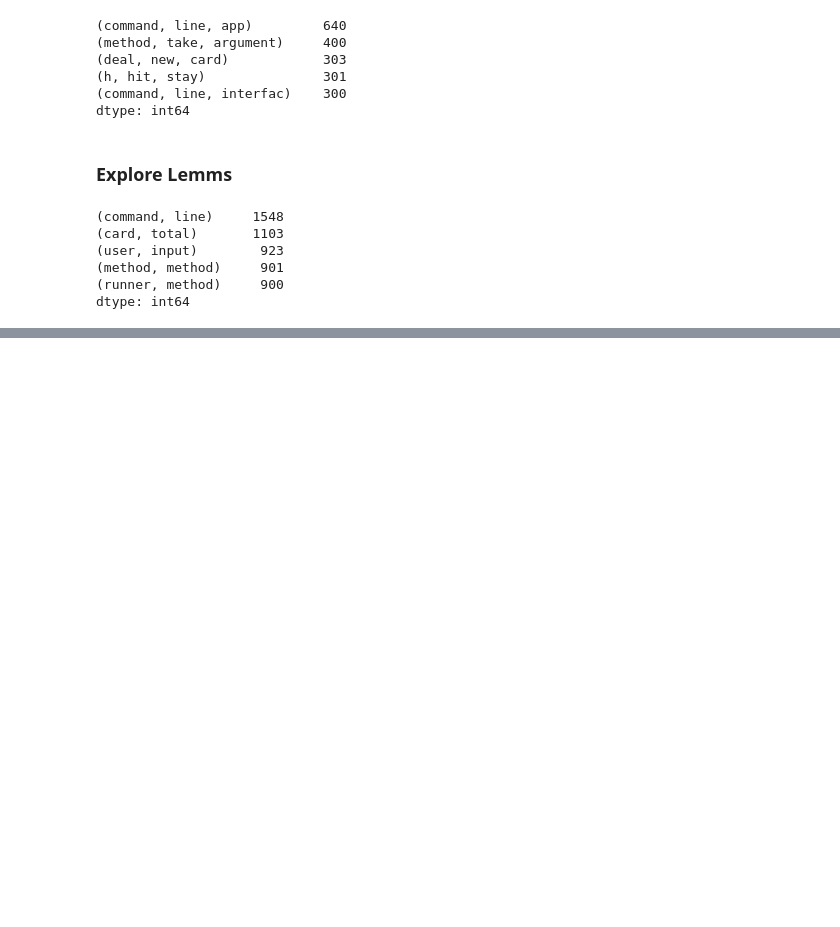
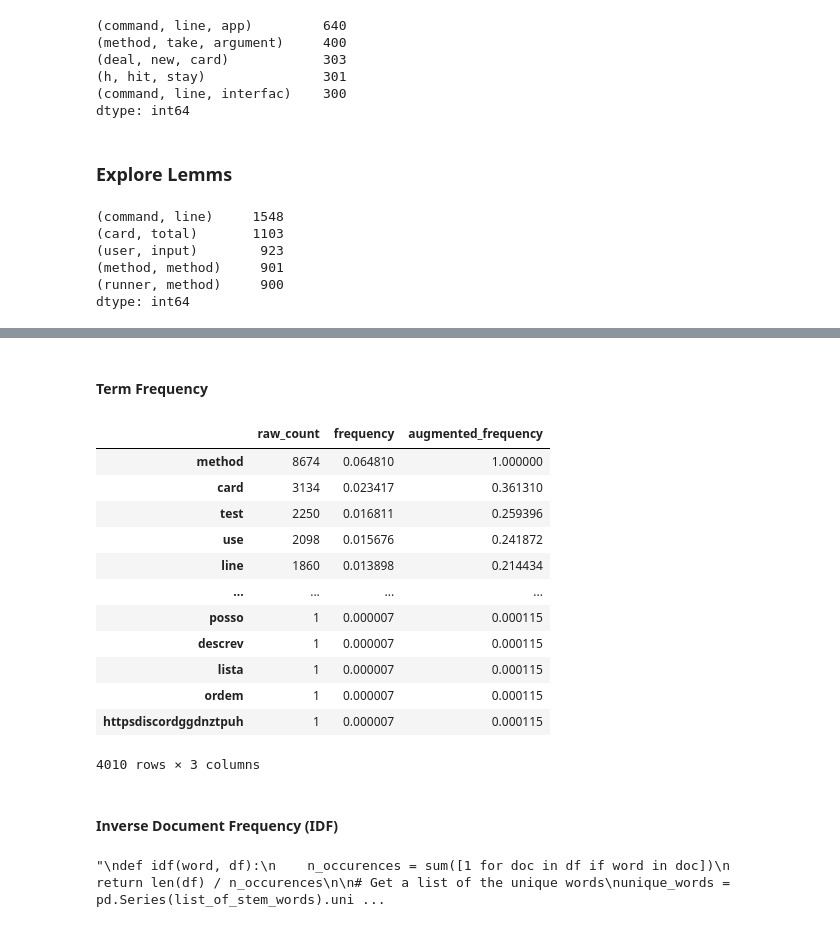
Before and after one commit to Speakeasy-Casino/ace-archives, a Jupyter notebook: joshs-sketchpad.ipynb, the cells around one changed output, grey strips where cells are left out. Saved outputs shown, nothing was run; the diff lists cells and outputs as text; code cells hidden in the pictures; blank space fills up the shorter version.

```diff
--- a/joshs-sketchpad.ipynb
+++ b/joshs-sketchpad.ipynb
@@ -220,0 +240,2 @@ dtype: int64
+# %% [markdown]
+#### Term Frequency
@@ -220,0 +249,44 @@ dtype: int64
+# %%
+stem_series = pd.Series(list_of_stem_words)
+# %%
+stem_words_df = (pd.DataFrame({'raw_count': stem_series.value_counts()})
+ .assign(frequency=lambda df: df.raw_count / df.raw_count.sum())
+ .assign(augmented_frequency=lambda df: df.frequency / df.frequency.max()))
+# %%
+stem_words_df
+# %% [output]
+|  | raw_count | frequency | augmented_frequency |
+| method | 8674 | 0.064810 | 1.000000 |
+| card | 3134 | 0.023417 | 0.361310 |
+| test | 2250 | 0.016811 | 0.259396 |
+| use | 2098 | 0.015676 | 0.241872 |
+| line | 1860 | 0.013898 | 0.214434 |
+| ... | ... | ... | ... |
+| posso | 1 | 0.000007 | 0.000115 |
+| descrev | 1 | 0.000007 | 0.000115 |
+| lista | 1 | 0.000007 | 0.000115 |
+| ordem | 1 | 0.000007 | 0.000115 |
+| httpsdiscordggdnztpuh | 1 | 0.000007 | 0.000115 |
+4010 rows × 3 columns
+# %% [markdown]
+#### Inverse Document Frequency (IDF)
+# %%
+"""
+def idf(word, df):
+    n_occurences = sum([1 for doc in df if word in doc])
+    return len(df) / n_occurences
+
+# Get a list of the unique words
+unique_words = pd.Series(list_of_stem_words).unique()
+
+# put the unique words into a data frame
+(pd.DataFrame(dict(word=unique_words))
+ # calculate the idf for each word
+ .assign(idf=lambda df: df.word.apply(idf))
+ # sort the data for presentation purposes
+ .set_index('word')
+ .sort_values(by='idf', ascending=False)
+ .head(5))
+ """
+# %% [output]
+"\ndef idf(word, df):\n    n_occurences = sum([1 for doc in df if word in doc])\n    return len(df) / n_occurences\n\n# Get a list of the unique words\nunique_words = pd.Series(list_of_stem_words).uni ...
```
Also changed, not shown: parts of 53 cells of this notebook, 1 other file.
